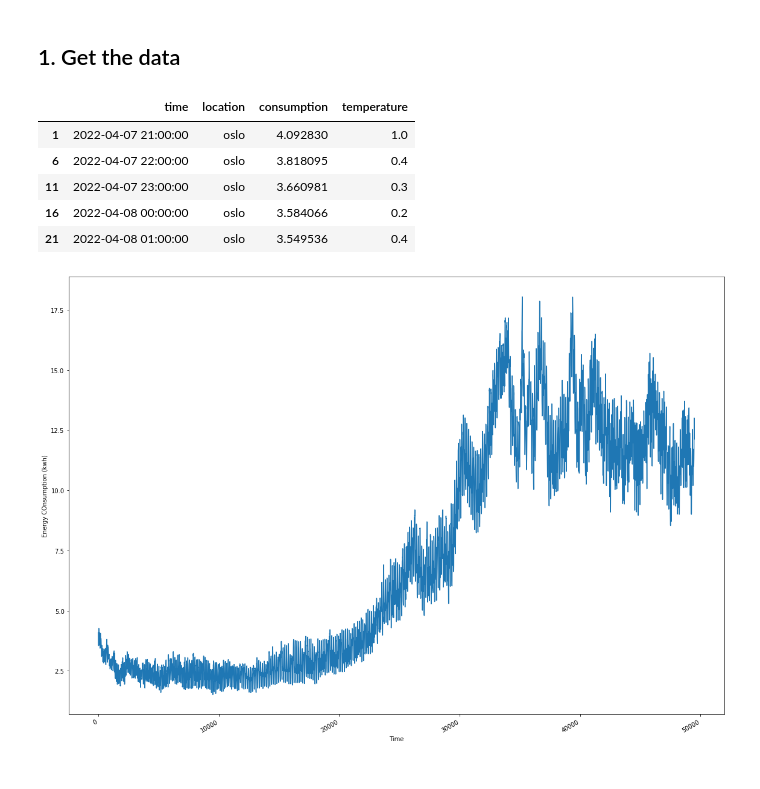
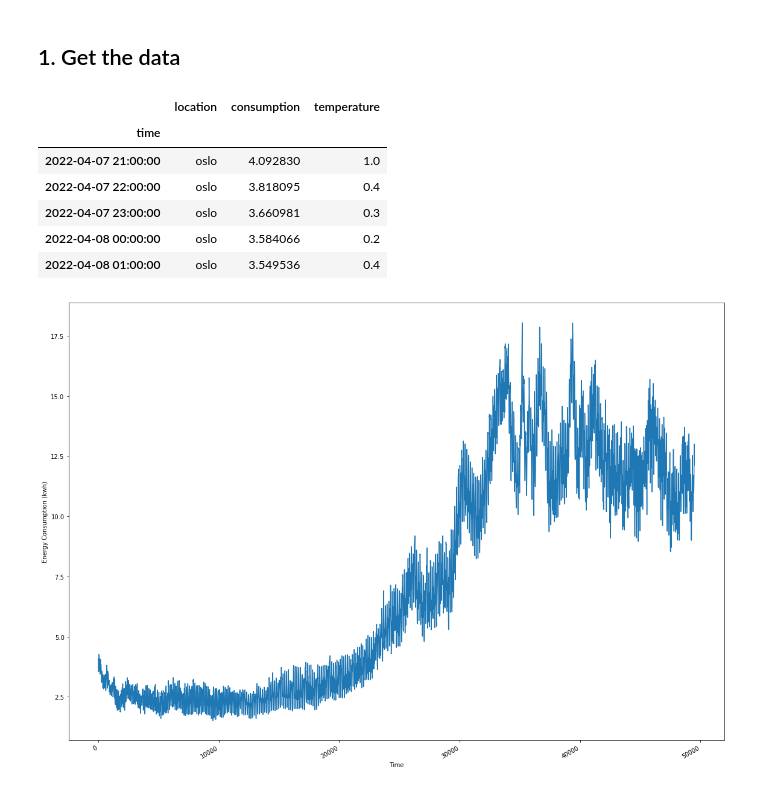
Before and after one commit to LeonardKuhn/TDT4259-Applied-Data-Science, a Jupyter notebook: sklearn_time_series.ipynb, the cells around one changed output. Drawn from its saved outputs; the diff is of its cells as text; code cells hidden in the pictures.

```diff
--- a/sklearn_time_series.ipynb
+++ b/sklearn_time_series.ipynb
@@ -9,18 +8,19 @@ import matplotlib.pyplot as plt
 ## 1. Get the data
 # %%
 df = pd.read_csv("./consumption_temp.csv")
+df['time'] = pd.to_datetime(df['time'])
+df.set_index('time', inplace=True)
 grouped = df.groupby('location')
 data = grouped.get_group('oslo')
-# df['time'] = pd.to_datetime(df['time'])
-# df.set_index('time', inplace=True)
 data.head()
 # %% [output]
-|  | time | location | consumption | temperature |
-| 1 | 2022-04-07 21:00:00 | oslo | 4.092830 | 1.0 |
-| 6 | 2022-04-07 22:00:00 | oslo | 3.818095 | 0.4 |
-| 11 | 2022-04-07 23:00:00 | oslo | 3.660981 | 0.3 |
-| 16 | 2022-04-08 00:00:00 | oslo | 3.584066 | 0.2 |
-| 21 | 2022-04-08 01:00:00 | oslo | 3.549536 | 0.4 |
+|  | location | consumption | temperature |
+| time |  |  |  |
+| 2022-04-07 21:00:00 | oslo | 4.092830 | 1.0 |
+| 2022-04-07 22:00:00 | oslo | 3.818095 | 0.4 |
+| 2022-04-07 23:00:00 | oslo | 3.660981 | 0.3 |
+| 2022-04-08 00:00:00 | oslo | 3.584066 | 0.2 |
+| 2022-04-08 01:00:00 | oslo | 3.549536 | 0.4 |
 # %%
 fig, ax = plt.subplots(figsize=(16, 11))
 
```
Also changed, not shown: parts of 14 cells of this notebook.
